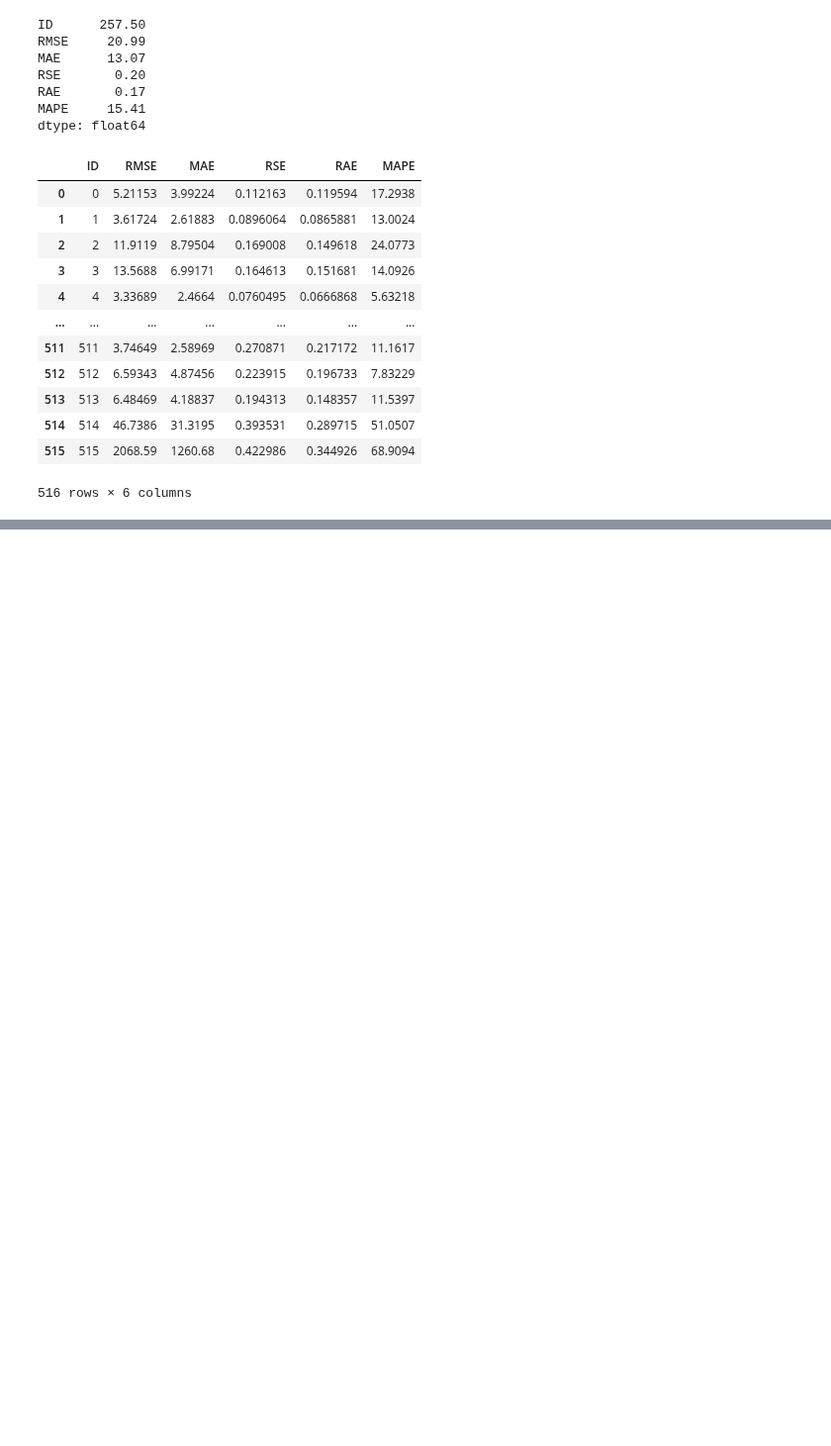
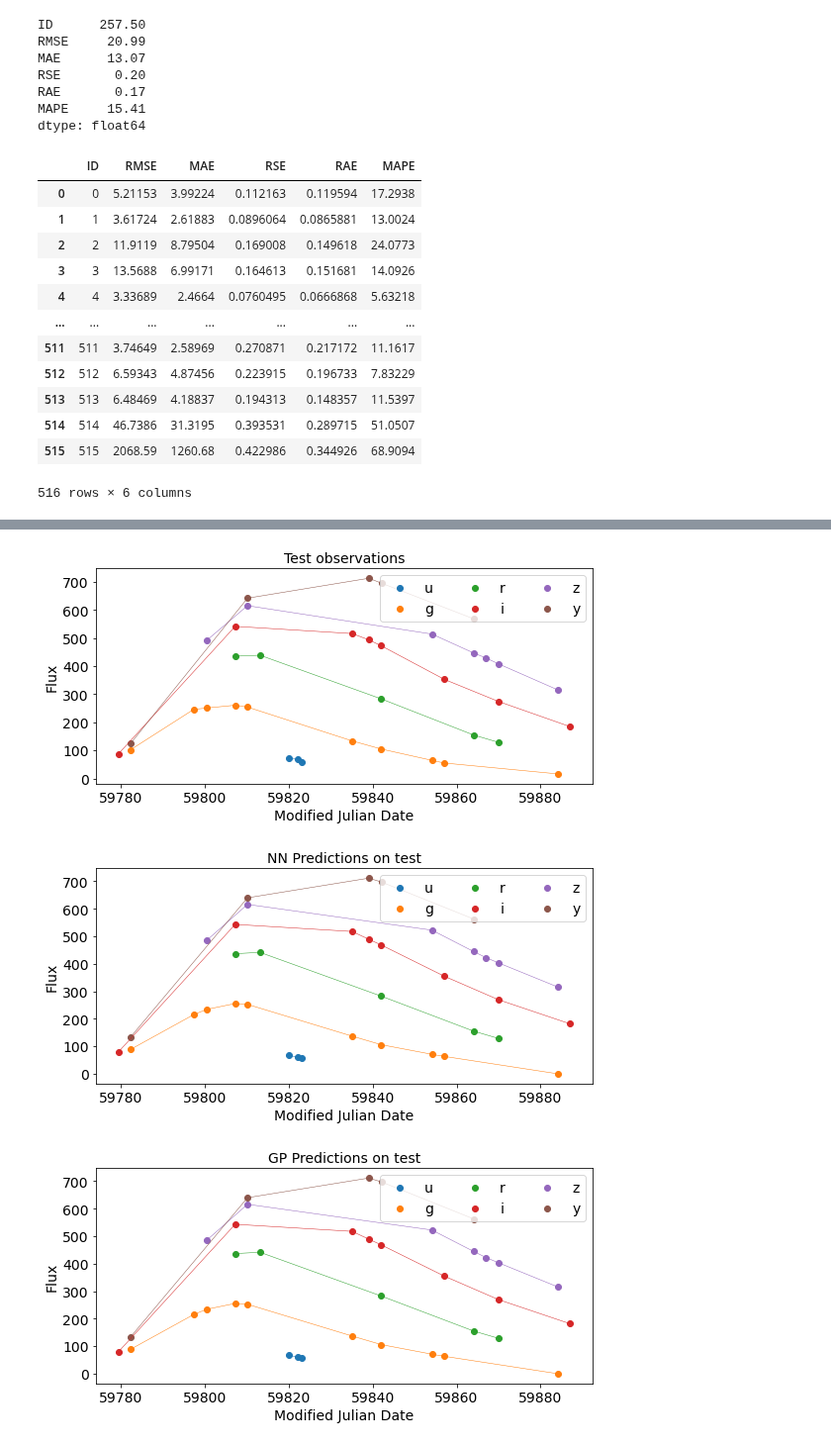
Before and after one commit to HSE-LAMBDA/light_curve_approx, a Jupyter notebook: notebooks/StarterKit.ipynb, the cells around one changed output, grey strips where cells are left out. Shown at 99% size. Drawn from its saved outputs; the diff is of its cells as text; code cells hidden in the pictures; blank space fills up the shorter version.

Commit message:
add pictures for NN & GP predictions

```diff
--- a/notebooks/StarterKit.ipynb
+++ b/notebooks/StarterKit.ipynb
@@ -315,3 +315,8 @@ report
 | 514 | 514 | 46.7386 | 31.3195 | 0.393531 | 0.289715 | 51.0507 |
 | 515 | 515 | 2068.59 | 1260.68 | 0.422986 | 0.344926 | 68.9094 |
 516 rows × 6 columns
+# %%
+anobject = get_object(data, 34299)
+anobject = add_log_lam(anobject)
+
+plot_light_curves(anobject)
@@ -317,0 +325,44 @@ report
+# %%
+anobject_train, anobject_test = train_test_split(anobject, test_size=0.4, random_state=11)
+
+X_train = anobject_train[['mjd', 'log_lam']].values
+X_test = anobject_test[['mjd', 'log_lam']].values
+
+y_train = anobject_train['flux'].values
+y_test  = anobject_test['flux'].values
+
+from sklearn.preprocessing import StandardScaler
+ss_x = StandardScaler()
+X_train_ss = ss_x.fit_transform(X_train)
+X_test_ss = ss_x.transform(X_test)
+
+ss_y = StandardScaler()
+y_train_ss = ss_y.fit_transform(y_train.reshape((-1, 1)))
+y_test_ss = ss_y.transform(y_test.reshape((-1, 1)))
+# %%
+plot_light_curves(anobject_test, "Test observations")
+
+NN_model = regressor.FitNNRegressor(n_hidden=300, n_epochs=200, batch_size=1, lr=0.01, lam=0.01, optimizer='SGD')
+NN_model.fit(X_train_ss, y_train_ss)
+
+anobject_test_pred_NN = anobject_test.copy()
+res = ss_y.inverse_transform(reg.predict(X_test_ss))
+anobject_test_pred_NN['flux'] = np.maximum(res, np.zeros(len(res)))
+
+plot_light_curves(anobject_test_pred_NN, "NN Predictions on test")
+
+from sklearn.gaussian_process import GaussianProcessRegressor
+from sklearn.gaussian_process.kernels import RBF, Matern, RationalQuadratic, WhiteKernel, ConstantKernel as C
+kernel = C(1.0) * RBF([1.0, 1.0]) + WhiteKernel()
+GP_model = GaussianProcessRegressor(kernel=kernel, normalize_y=True, n_restarts_optimizer=0, optimizer="fmin_l_bfgs_b", random_state=42)
+GP_model.fit(X_train_ss, y_train_ss)
+
+anobject_test_pred_GP = anobject_test.copy()
+res = ss_y.inverse_transform(reg.predict(X_test_ss))
+anobject_test_pred_GP['flux'] = np.maximum(res, np.zeros(len(res)))
+
+plot_light_curves(anobject_test_pred_GP, "GP Predictions on test")
+# %% [output]
+[figure, added]
+[figure, added]
+[figure, added]
```
Also changed, not shown: parts of 1 cell of this notebook, 1 other file.
